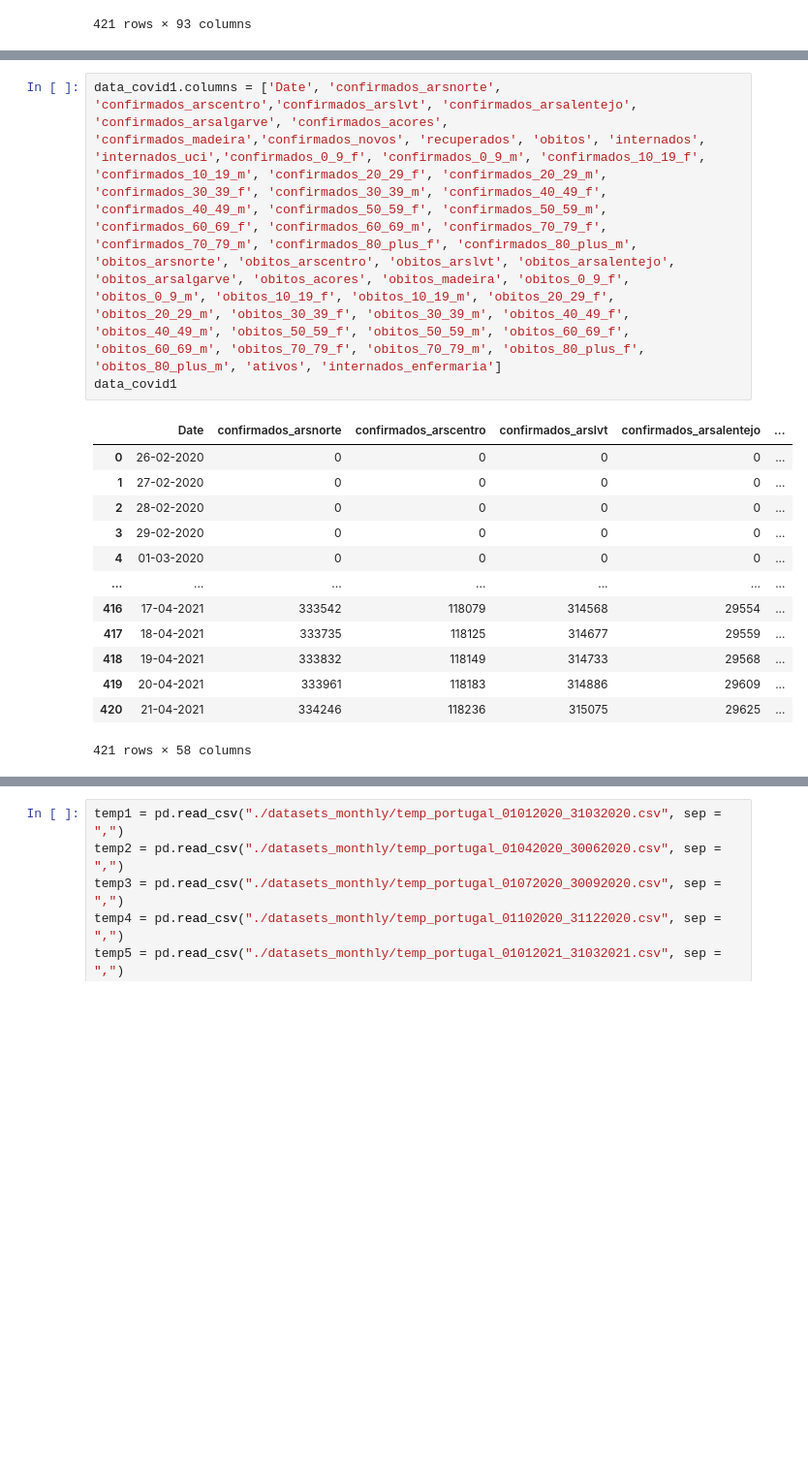
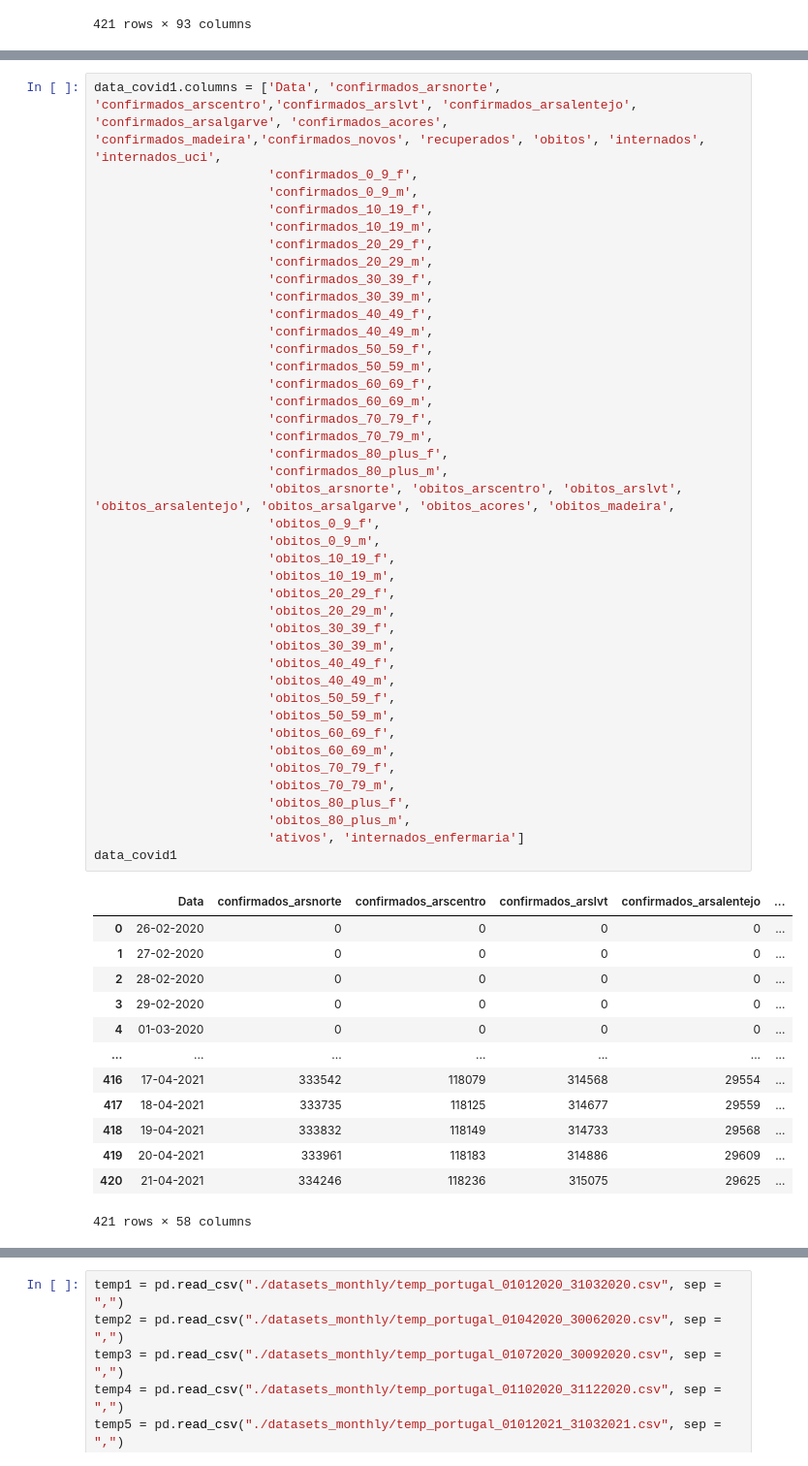
Before and after one commit to luisabreu102030/AA2_Trabalho, a Jupyter notebook: Monthly_Model/data_covid.ipynb, the cells around one changed output, grey strips where cells are left out. Shown at 97% size. Cells and saved outputs as stored; diff of their text form; blank space fills up the shorter version.

```diff
--- a/Monthly_Model/data_covid.ipynb
+++ b/Monthly_Model/data_covid.ipynb
@@ -44,8 +89,46 @@ data_covid1.head()
 # %%
-data_covid1.columns = ['Date', 'confirmados_arsnorte', 'confirmados_arscentro','confirmados_arslvt', 'confirmados_arsalentejo', 'confirmados_arsalgarve', 'confirmados_acores', 'confirmados_madeira','confirmados_novos', 'recuperados', 'obitos', 'internados', 'internados_uci','confirmados_0_9_f', 'confirmados_0_9_m', 'confirmados_10_19_f', 'confirmados_10_19_m', 'confirmados_20_29_f', 'confirmados_20_29_m', 'confirmados_30_39_f', 'confirmados_30_39_m', 'confirmados_40_49_f', 'confirmados_40_49_m', 'confirmados_50_59_f', 'confirmados_50_59_m', 'confirmados_60_69_f', 'confirmados_60_69_m', 'confirmados_70_79_f', 'confirmados_70_79_m', 'confirmados_80_plus_f', 'confirmados_80_plus_m', 'obitos_arsnorte', 'obitos_arscentro', 'obitos_arslvt', 'obitos_arsalentejo', 'obitos_arsalgarve', 'obitos_acores', 'obitos_madeira', 'obitos_0_9_f', 'obitos_0_9_m', 'obitos_10_19_f', 'obitos_10_19_m', 'obitos_20_29_f', 'obitos_20_29_m', 'obitos_30_39_f', 'obitos_30_39_m', 'obitos_40_49_f', 'obitos_40_49_m', 'obitos_50_59_f', 'obitos_50_59_m', 'obitos_60_69_f', 'obitos_60_69_m', 'obitos_70_79_f', 'obitos_70_79_m', 'obitos_80_plus_f', 'obitos_80_plus_m', 'ativos', 'internados_enfermaria']
+data_covid1.columns = ['Data', 'confirmados_arsnorte', 'confirmados_arscentro','confirmados_arslvt', 'confirmados_arsalentejo', 'confirmados_arsalgarve', 'confirmados_acores', 'confirmados_madeira','confirmados_novos', 'recuperados', 'obitos', 'internados', 'internados_uci',
+                       'confirmados_0_9_f',
+                       'confirmados_0_9_m',
+                       'confirmados_10_19_f',
+                       'confirmados_10_19_m',
+                       'confirmados_20_29_f',
+                       'confirmados_20_29_m',
+                       'confirmados_30_39_f',
+                       'confirmados_30_39_m',
+                       'confirmados_40_49_f',
+                       'confirmados_40_49_m',
+                       'confirmados_50_59_f',
+                       'confirmados_50_59_m',
+                       'confirmados_60_69_f',
+                       'confirmados_60_69_m',
+                       'confirmados_70_79_f',
+                       'confirmados_70_79_m',
+                       'confirmados_80_plus_f',
+                       'confirmados_80_plus_m',
+                       'obitos_arsnorte', 'obitos_arscentro', 'obitos_arslvt', 'obitos_arsalentejo', 'obitos_arsalgarve', 'obitos_acores', 'obitos_madeira',
+                       'obitos_0_9_f',
+                       'obitos_0_9_m',
+                       'obitos_10_19_f',
+                       'obitos_10_19_m',
+                       'obitos_20_29_f',
+                       'obitos_20_29_m',
+                       'obitos_30_39_f',
+                       'obitos_30_39_m',
+                       'obitos_40_49_f',
+                       'obitos_40_49_m',
+                       'obitos_50_59_f',
+                       'obitos_50_59_m',
+                       'obitos_60_69_f',
+                       'obitos_60_69_m',
+                       'obitos_70_79_f',
+                       'obitos_70_79_m',
+                       'obitos_80_plus_f',
+                       'obitos_80_plus_m',
+                       'ativos', 'internados_enfermaria']
 data_covid1
 # %% [output]
-|  | Date | confirmados_arsnorte | confirmados_arscentro | confirmados_arslvt | confirmados_arsalentejo | ... |
+|  | Data | confirmados_arsnorte | confirmados_arscentro | confirmados_arslvt | confirmados_arsalentejo | ... |
 | 0 | 26-02-2020 | 0 | 0 | 0 | 0 | ... |
 | 1 | 27-02-2020 | 0 | 0 | 0 | 0 | ... |
 | 2 | 28-02-2020 | 0 | 0 | 0 | 0 | ... |
```
Also changed, not shown: parts of 9 cells of this notebook, 8 other files.
